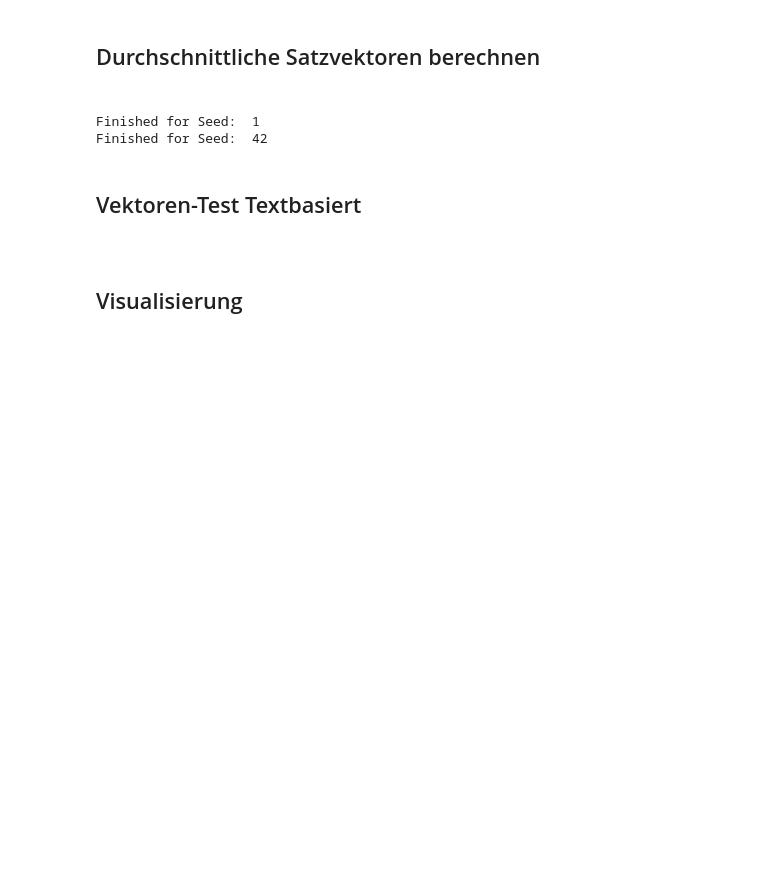
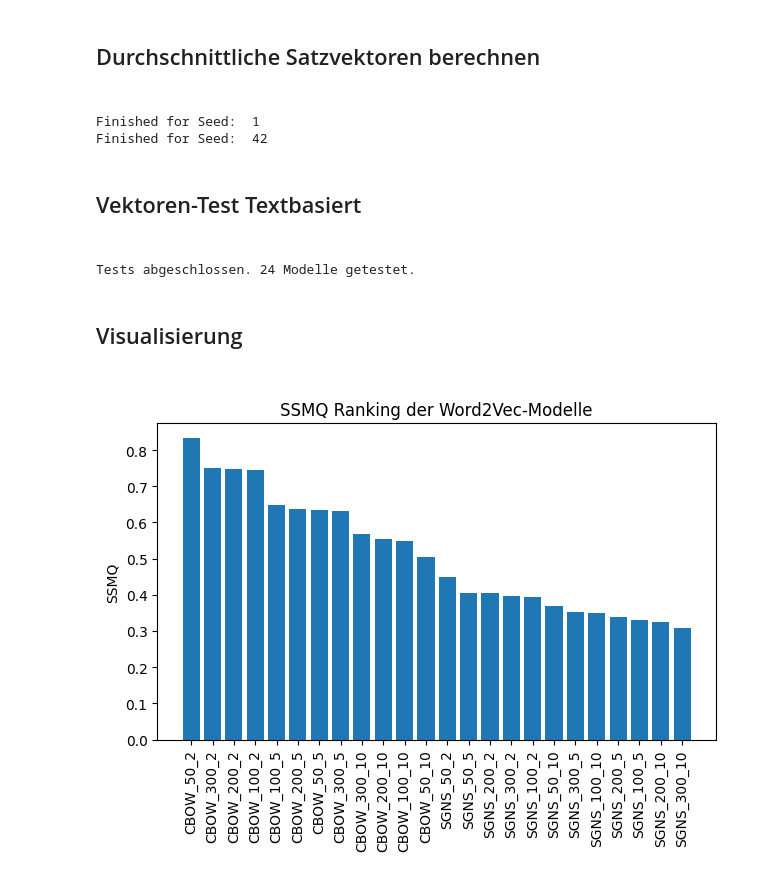
Before and after one commit to QuiriniusvonBayern/DepOp-Seminar, a Jupyter notebook: data_persistent/Formating-Cross.ipynb, the cells around one changed output. Cells and saved outputs as stored; diff of their text form; code cells hidden in the pictures; blank space fills up the shorter version.

Commit message:
Implemented the Quality Metrics and different Visualisation Strategies.

```diff
--- a/data_persistent/Formating-Cross.ipynb
+++ b/data_persistent/Formating-Cross.ipynb
@@ -93,5 +93,51 @@ Finished for Seed:  1
 Finished for Seed:  42
 # %% [markdown]
 <h2>Vektoren-Test Textbasiert<h2>
+# %%
+from hilfsfunktionen.collect_test_data import get_all_grid_results
+
+test_results = get_all_grid_results(average_sentence_vectors, models, df_collection["formated_table_with_keys"] , verbose=False)
+# %% [output]
+Tests abgeschlossen. 24 Modelle getestet.
+# %%
+import pandas as pd
+rows = []
+
+for r in test_results:
+    p = r["params"]
+    rows.append({
+        "vector_size": p["Vector Size"],
+        "window": p["Window"],
+        "algorithm": p["Algorithmus"],
+        "ssmq": r["ssmq"],
+        "nd": r["nd_norm"],
+        "rs": r["rs_mean"],
+        "fc": r["fc"]
+    })
+
+df = pd.DataFrame(rows)
 # %% [markdown]
 <h2>Visualisierung<h2>
+# %%
+import matplotlib.pyplot as plt
+
+df_sorted = df.sort_values("ssmq", ascending=False).reset_index(drop=True)
+
+plt.figure()
+plt.bar(
+    range(len(df_sorted)),
+    df_sorted["ssmq"]
+)
+plt.xticks(
+    range(len(df_sorted)),
+    df_sorted["algorithm"] + "_" +
+    df_sorted["vector_size"].astype(str) + "_" +
+    df_sorted["window"].astype(str),
+    rotation=90
+)
+plt.ylabel("SSMQ")
+plt.title("SSMQ Ranking der Word2Vec-Modelle")
+plt.tight_layout()
+plt.show()
+# %% [output]
+[figure, added]
```
Also changed, not shown: parts of 6 cells of this notebook, 8 other files.
